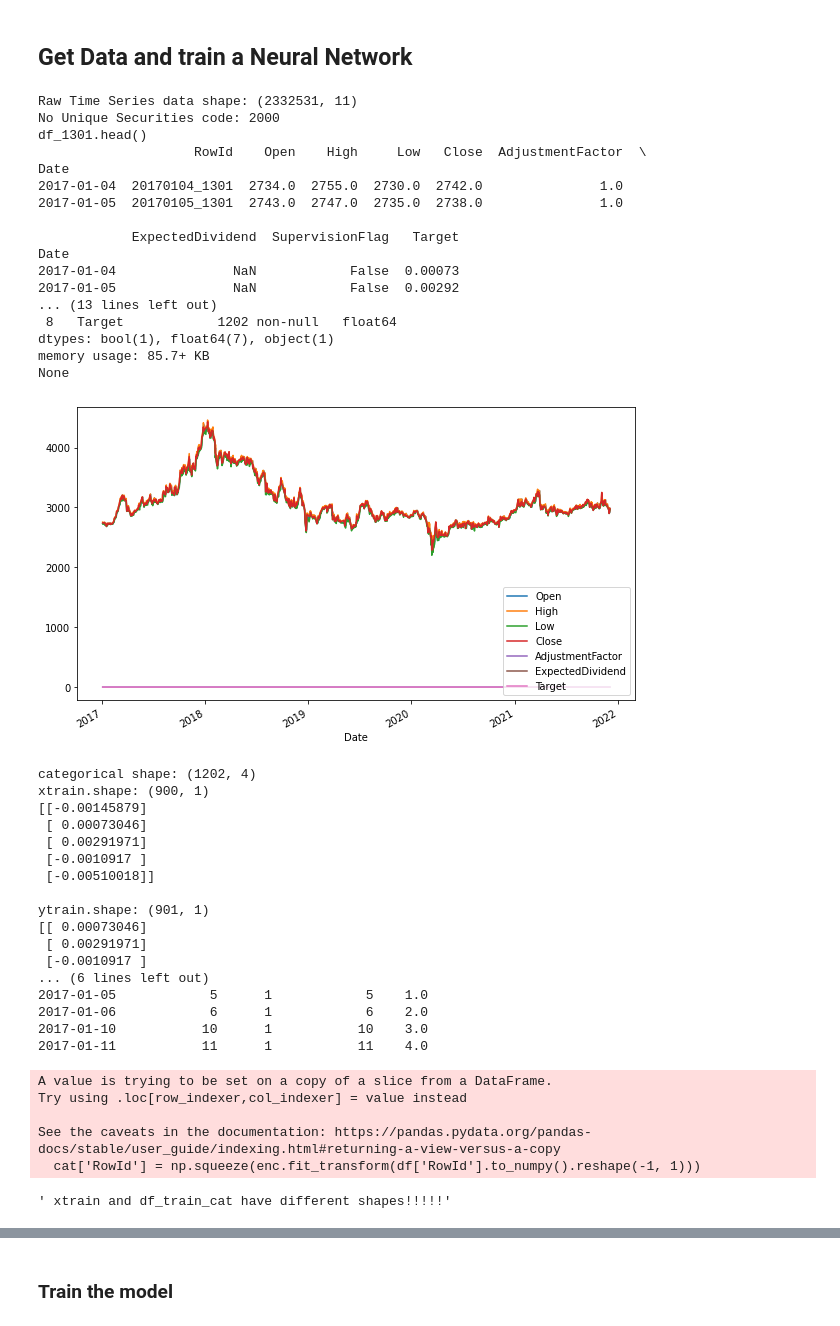
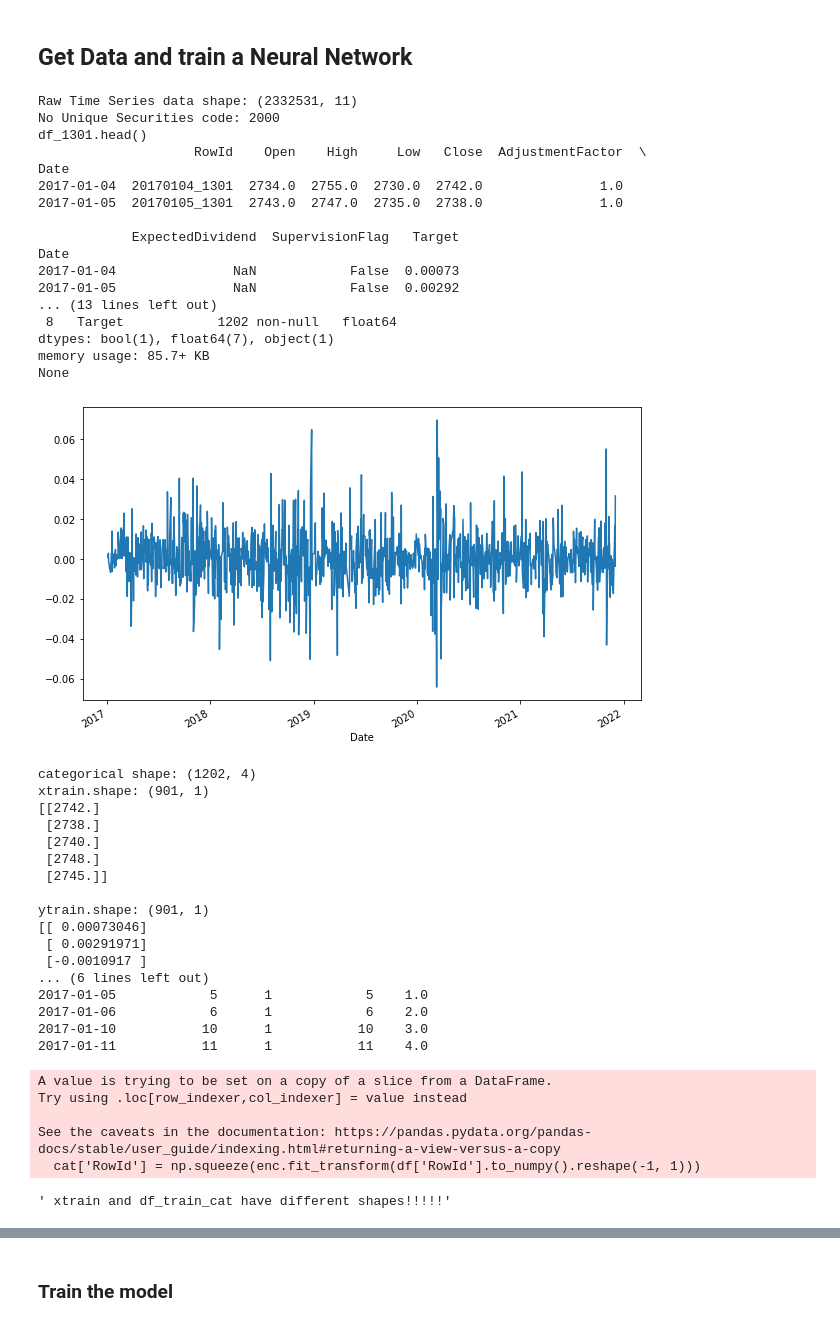
Before and after one commit to gilberto-BE/TokyoStockEx, a Jupyter notebook: notebooks/ML 1 + cat-features STOCK.ipynb, the cells around one changed output, grey strips where cells are left out. Drawn from its saved outputs; the diff is of its cells as text; code cells hidden in the pictures.

```diff
--- a/notebooks/ML 1 + cat-features STOCK.ipynb
+++ b/notebooks/ML 1 + cat-features STOCK.ipynb
@@ -95,7 +95,7 @@ print('df_1301.head()')
 print(df_1301.head(2))
 print(df_1301.info())
 
-df_1301.plot(figsize=(10, 6));
+df_1301['Target'].plot(figsize=(10, 6));
 plt.show();
 
 df_1301 = date_features(df_1301)
@@ -115,41 +115,41 @@ df_train, df_val = ts_split(cont)
 xtrain, ytrain = preprocess(df_train, 'Target', 1, continous_cols=['Close'])
 xval, yval = preprocess(df_val, 'Target', 1, continous_cols=['Close'])
 
 print('xtrain.shape:', xtrain.shape)
 print(xtrain[:5])
 print()
 print('ytrain.shape:', ytrain.shape)
 print(ytrain[:5])
 print('df_train_cat.shape:', df_train_cat.shape)
 print(df_train_cat.head())
 
 """ xtrain and df_train_cat have different shapes!!!!!"""
 # %% [output]
 Raw Time Series data shape: (2332531, 11)
 No Unique Securities code: 2000
 df_1301.head()
                     RowId    Open    High     Low   Close  AdjustmentFactor  \
 Date
 2017-01-04  20170104_1301  2734.0  2755.0  2730.0  2742.0               1.0
 2017-01-05  20170105_1301  2743.0  2747.0  2735.0  2738.0               1.0
 
             ExpectedDividend  SupervisionFlag   Target
 Date
 2017-01-04               NaN            False  0.00073
 2017-01-05               NaN            False  0.00292
 ... (13 lines left out)
  8   Target            1202 non-null   float64
 dtypes: bool(1), float64(7), object(1)
 memory usage: 85.7+ KB
 None
-[figure, old version]
+[figure, new version]
 categorical shape: (1202, 4)
-xtrain.shape: (900, 1)
-[[-0.00145879]
- [ 0.00073046]
- [ 0.00291971]
- [-0.0010917 ]
- [-0.00510018]]
+xtrain.shape: (901, 1)
+[[2742.]
+ [2738.]
+ [2740.]
+ [2748.]
+ [2745.]]
 
 ytrain.shape: (901, 1)
 [[ 0.00073046]
```
Also changed, not shown: parts of 3 cells of this notebook, 4 other files.
